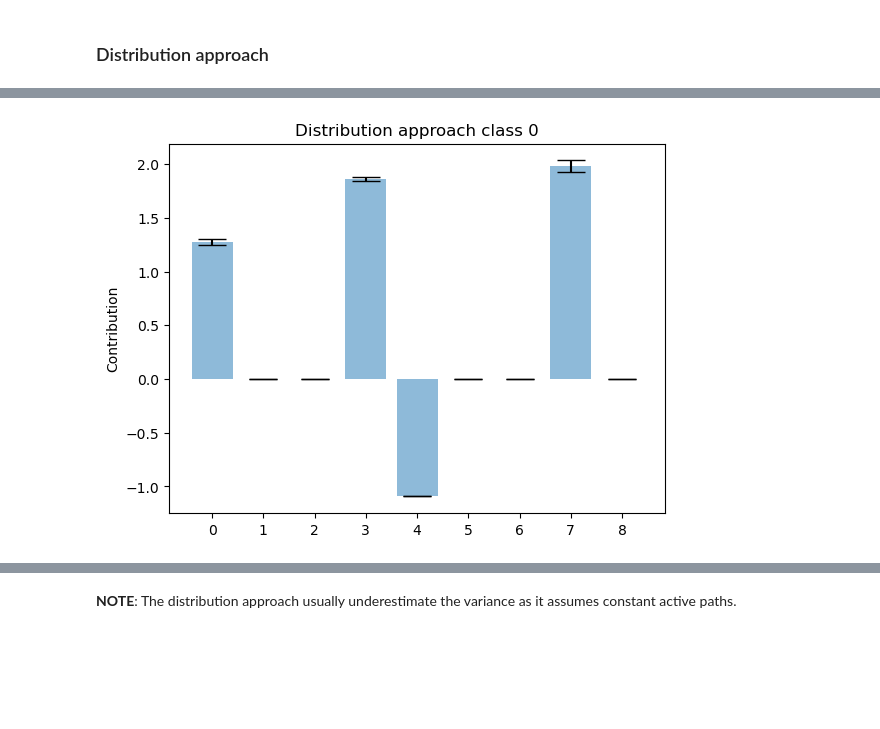
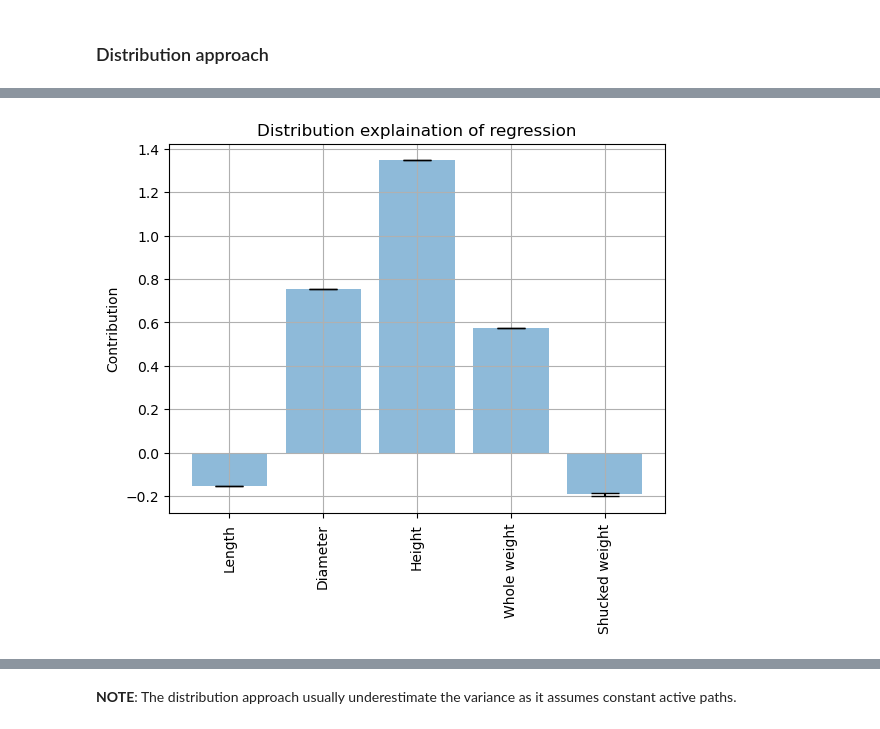
Before and after one commit to eirihoyh/ISLBBNN, a Jupyter notebook: examples/abalone/lrt.ipynb, the cells around one changed output, grey strips where cells are left out. Cells and saved outputs as stored; diff of their text form; code cells hidden in the pictures; blank space fills up the shorter version.

```diff
--- a/examples/abalone/lrt.ipynb
+++ b/examples/abalone/lrt.ipynb
@@ -49,6 +50,7 @@ SAMPLES = 1
 df = pd.read_csv("abalone.csv")
 df = pd.get_dummies(df, drop_first=True)*1
 #df = df.drop(["Sex"])
+variable_names = list(df.loc[:,df.columns != "Rings"].columns)
 X_original = df.loc[:,df.columns != "Rings"].values
 y_original = df.loc[:,df.columns == "Rings"].values.T[0]
 n, p = X_original.shape  # need this to get p
@@ -320,4 +332,5 @@ tensor([[7.7555]], grad_fn=<AddBackward0>)
 # %%
-pf.plot_local_contribution_dist(net, explain_this, sample=False, median=True)
+explain_this = train_dat[3001,:-1].reshape(-1, p)
+pf.plot_local_contribution_dist(net, explain_this, sample=False, median=True, variable_names=variable_names, class_names=["regression"])
 # %% [output]
-[figure, old version]
+[figure, new version]
```
Also changed, not shown: parts of 11 cells of this notebook, 14 other files.
